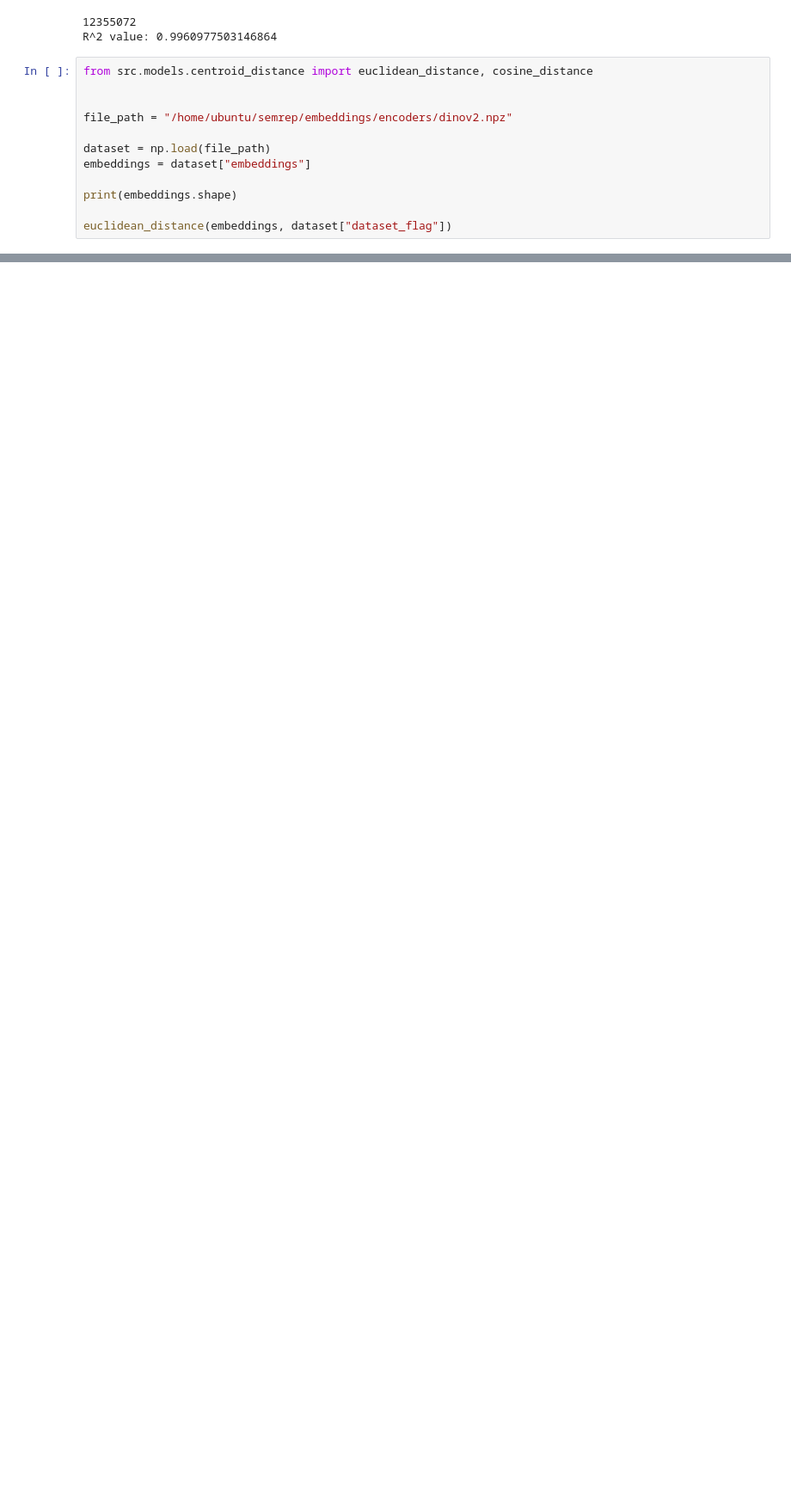
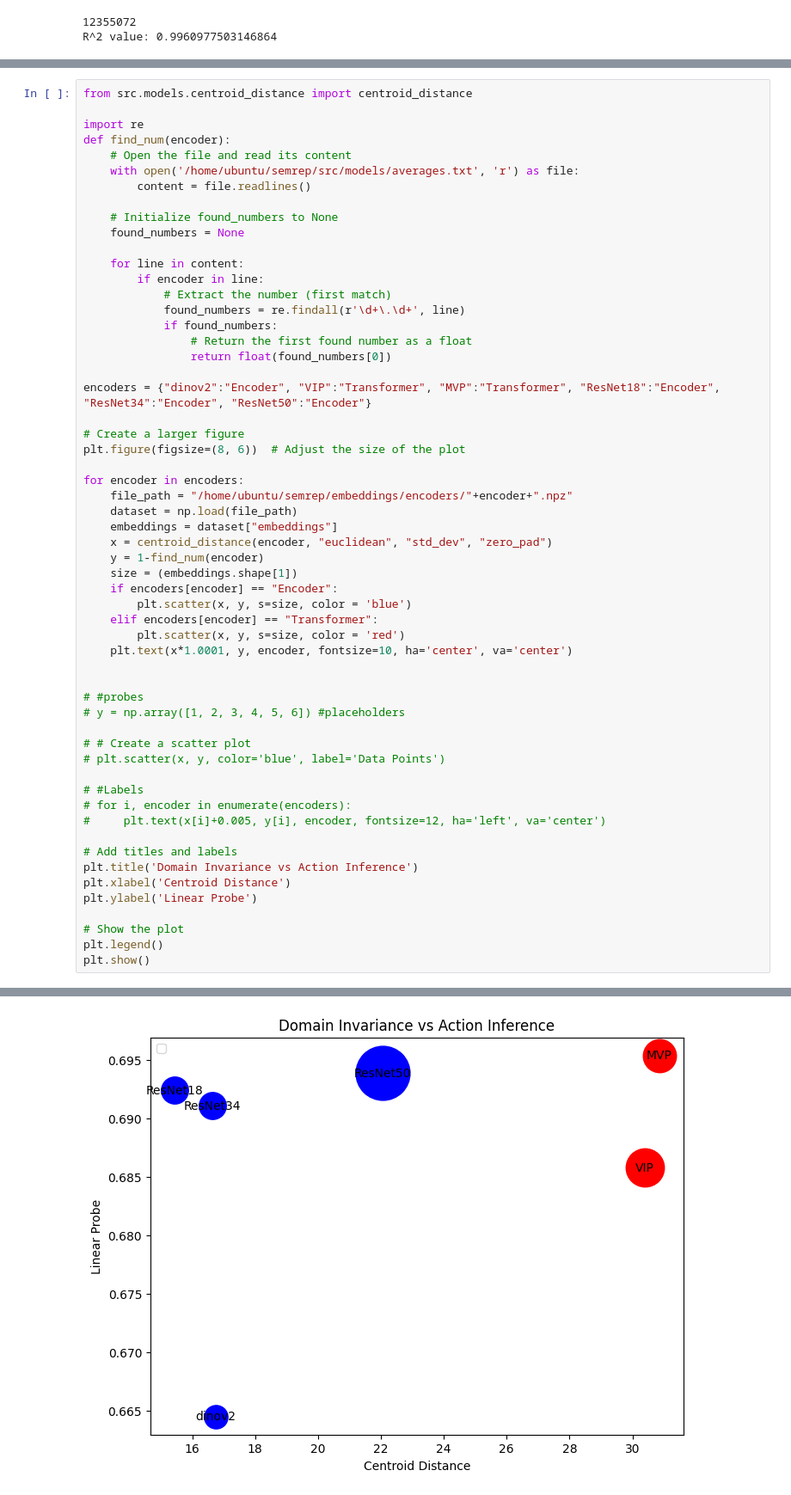
Before and after one commit to yyardi/Bridging-the-Sim2Real-Gap, a Jupyter notebook: notebooks/Compiled_models.ipynb, the cells around one changed output, grey strips where cells are left out. Shown at 86% size. Drawn from its saved outputs; the diff is of its cells as text; blank space fills up the shorter version.

```diff
--- a/notebooks/Compiled_models.ipynb
+++ b/notebooks/Compiled_models.ipynb
@@ -404,15 +412,3 @@ domain_r_squared(embeddings, dataset["dataset_flag"])
 # %% [output]
 12355072
 R^2 value: 0.9960977503146864
-# %%
-from src.models.centroid_distance import euclidean_distance, cosine_distance
-
-
-file_path = "/home/ubuntu/semrep/embeddings/encoders/dinov2.npz"
-
-dataset = np.load(file_path)
-embeddings = dataset["embeddings"]
-
-print(embeddings.shape)
-
-euclidean_distance(embeddings, dataset["dataset_flag"])
@@ -420,0 +424,58 @@ ImportError: cannot import name 'euclidean_distance' from 'src.models.centroid_d
+# %%
+from src.models.centroid_distance import centroid_distance
+
+import re
+def find_num(encoder):
+    # Open the file and read its content
+    with open('/home/ubuntu/semrep/src/models/averages.txt', 'r') as file:
+        content = file.readlines()
+
+    # Initialize found_numbers to None
+    found_numbers = None
+
+    for line in content:
+        if encoder in line:
+            # Extract the number (first match)
+            found_numbers = re.findall(r'\d+\.\d+', line)
+            if found_numbers:
+                # Return the first found number as a float
+                return float(found_numbers[0])
+
+encoders = {"dinov2":"Encoder", "VIP":"Transformer", "MVP":"Transformer", "ResNet18":"Encoder", "ResNet34":"Encoder", "ResNet50":"Encoder"}
+
+# Create a larger figure
+plt.figure(figsize=(8, 6))  # Adjust the size of the plot
+
+for encoder in encoders:
+    file_path = "/home/ubuntu/semrep/embeddings/encoders/"+encoder+".npz"
+    dataset = np.load(file_path)
+    embeddings = dataset["embeddings"]
+    x = centroid_distance(encoder, "euclidean", "std_dev", "zero_pad")
+    y = 1-find_num(encoder)
+    size = (embeddings.shape[1])
+    if encoders[encoder] == "Encoder":
+        plt.scatter(x, y, s=size, color = 'blue')
+    elif encoders[encoder] == "Transformer":
+        plt.scatter(x, y, s=size, color = 'red')
+    plt.text(x*1.0001, y, encoder, fontsize=10, ha='center', va='center')
+
+
+# #probes
+# y = np.array([1, 2, 3, 4, 5, 6]) #placeholders
+
+# # Create a scatter plot
+# plt.scatter(x, y, color='blue', label='Data Points')
+
+# #Labels
+# for i, encoder in enumerate(encoders):
+#     plt.text(x[i]+0.005, y[i], encoder, fontsize=12, ha='left', va='center')
+
+# Add titles and labels
+plt.title('Domain Invariance vs Action Inference')
+plt.xlabel('Centroid Distance')
+plt.ylabel('Linear Probe')
+
+# Show the plot
+plt.legend()
+plt.show()
+# %% [output]
@@ -420,0 +494 @@ ImportError: cannot import name 'euclidean_distance' from 'src.models.centroid_d
+[figure, added]
```
Also changed, not shown: parts of 6 cells of this notebook.
